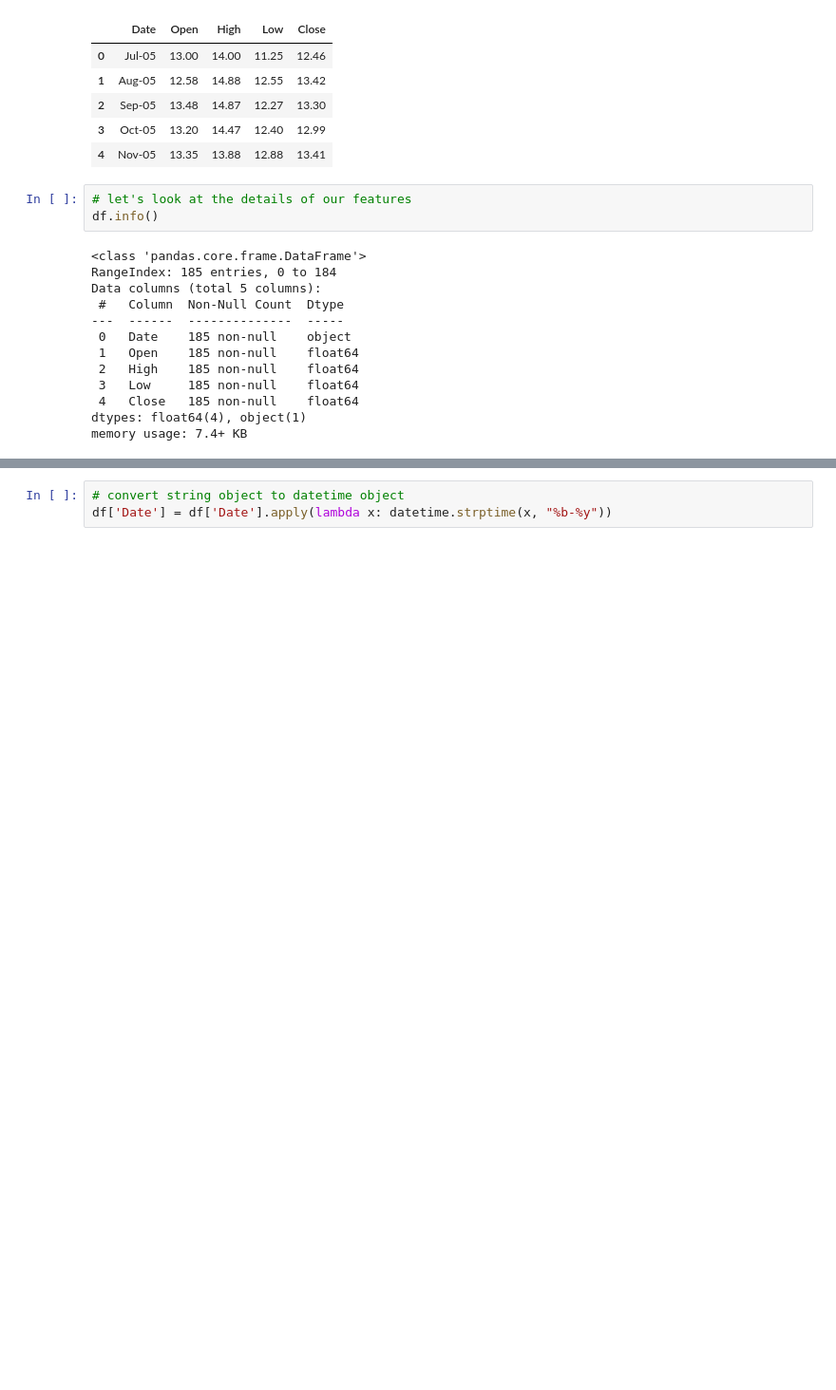
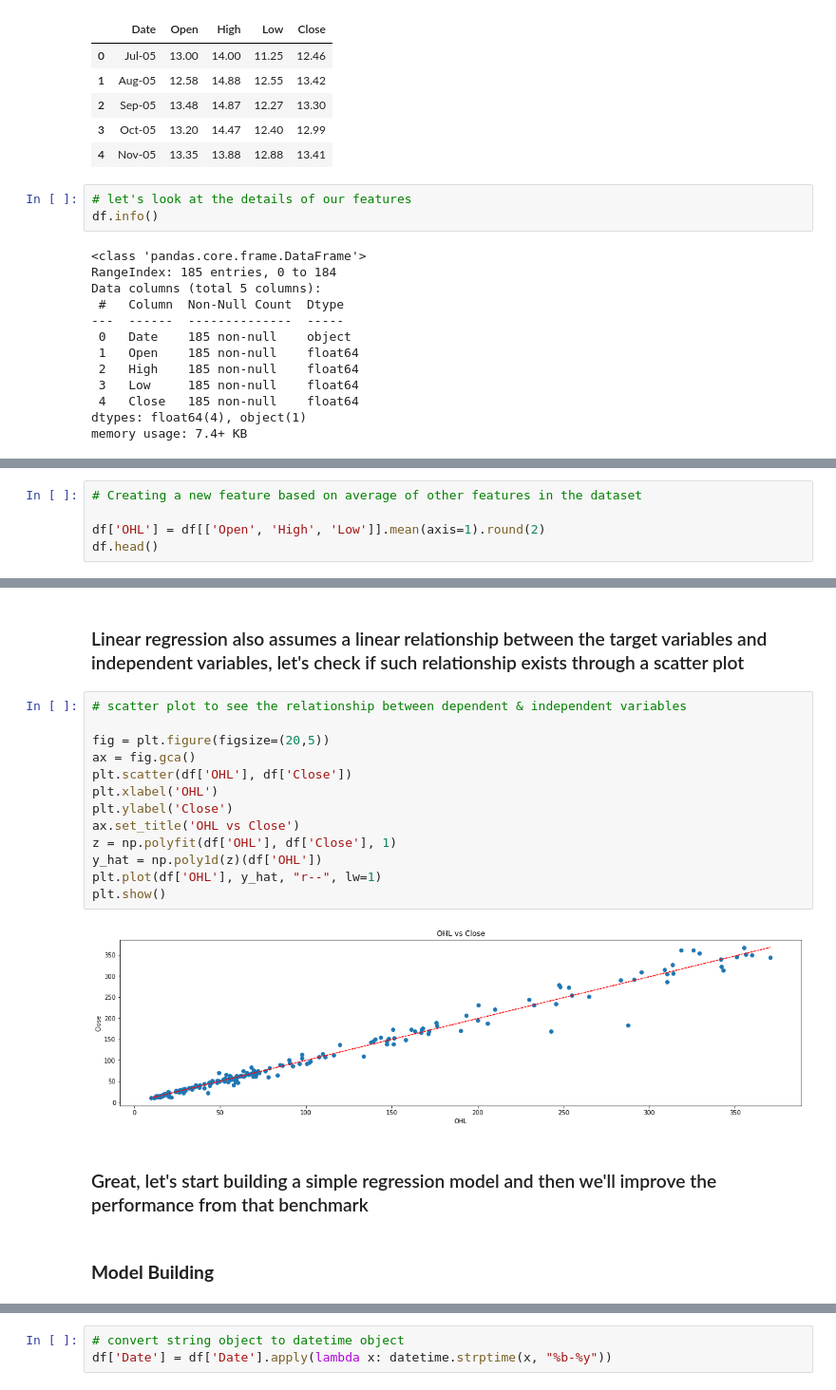
Before and after one commit to Selva-Subramanian/Yes-Bank-Stock-Closing-Price-Prediction, a Jupyter notebook: YES_BANK_STOCK_PRICE_PREDICTION.ipynb, the cells around one changed output, grey strips where cells are left out. Shown at 95% size. Saved outputs shown, nothing was run; the diff lists cells and outputs as text; blank space fills up the shorter version.

```diff
--- a/YES_BANK_STOCK_PRICE_PREDICTION.ipynb
+++ b/YES_BANK_STOCK_PRICE_PREDICTION.ipynb
@@ -77,0 +96,5 @@ Date column is of 'object' datatype let's convert it to 'datatime'
+# %%
+# Creating a new feature based on average of other features in the dataset
+
+df['OHL'] = df[['Open', 'High', 'Low']].mean(axis=1).round(2)
+df.head()
@@ -77,0 +108,21 @@ Date column is of 'object' datatype let's convert it to 'datatime'
+# %% [markdown]
+### Linear regression also assumes a linear relationship between the target variables and independent variables, let's check if such relationship exists through a scatter plot
+# %%
+# scatter plot to see the relationship between dependent & independent variables
+
+fig = plt.figure(figsize=(20,5))
+ax = fig.gca()
+plt.scatter(df['OHL'], df['Close'])
+plt.xlabel('OHL')
+plt.ylabel('Close')
+ax.set_title('OHL vs Close')
+z = np.polyfit(df['OHL'], df['Close'], 1)
+y_hat = np.poly1d(z)(df['OHL'])
+plt.plot(df['OHL'], y_hat, "r--", lw=1)
+plt.show()
+# %% [output]
+[figure, added]
+# %% [markdown]
+### Great, let's start building a simple regression model and then we'll improve the performance from that benchmark
+# %% [markdown]
+### <b> Model Building
```
Also changed, not shown: parts of 19 cells of this notebook.
